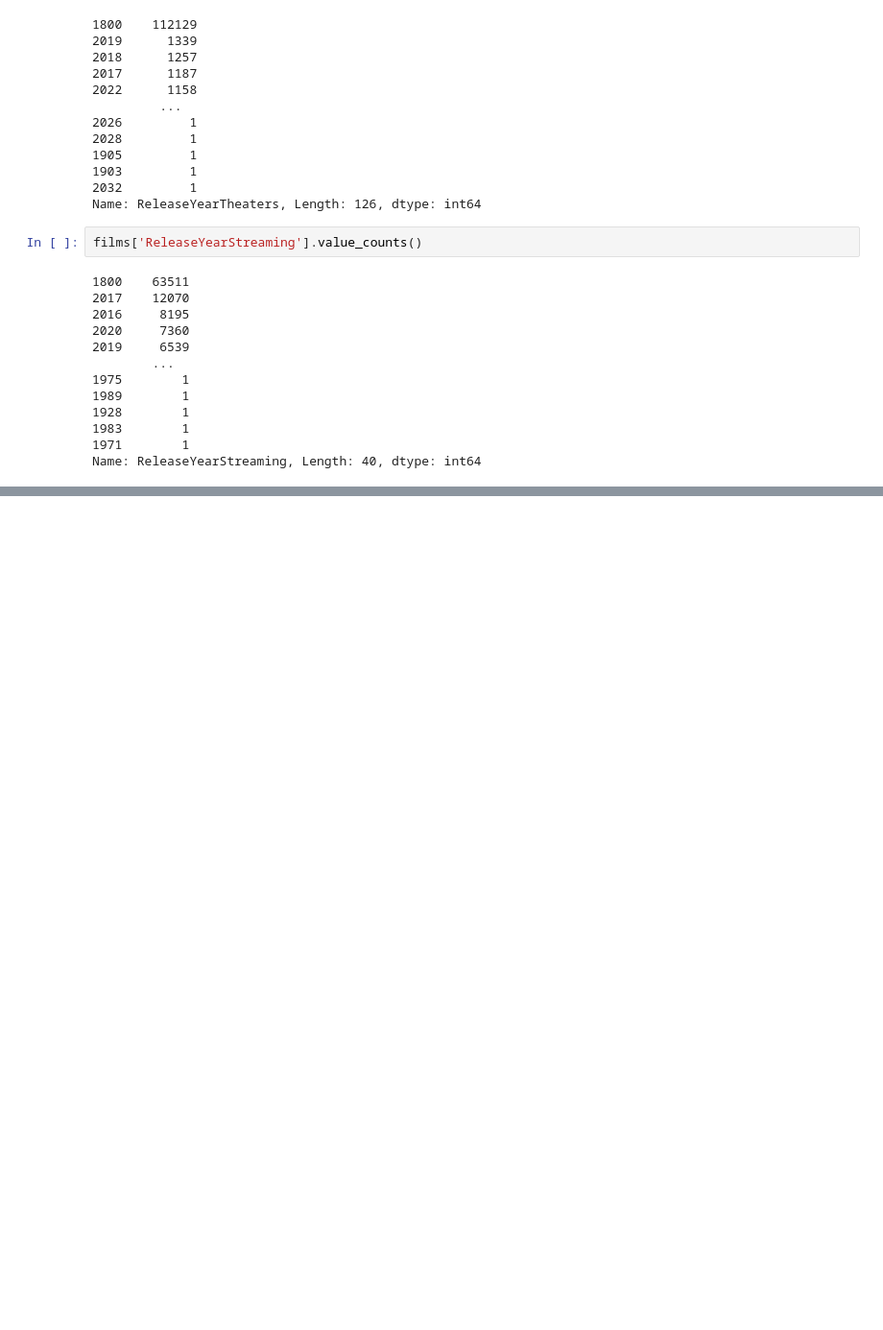
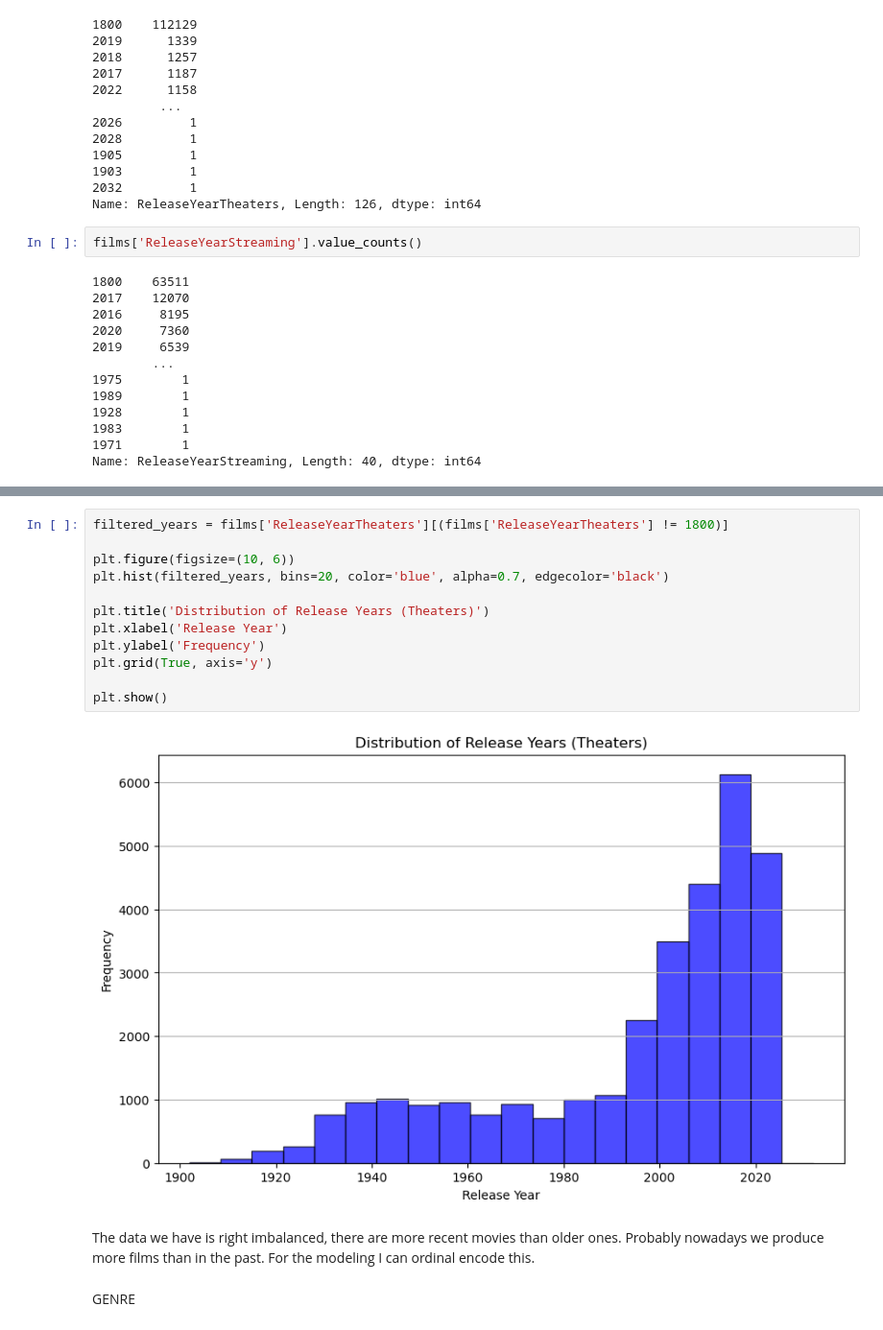
Before and after one commit to vadragna/rotten_tomatos_analysis, a Jupyter notebook: Analysis.ipynb, the cells around one changed output, grey strips where cells are left out. Shown at 96% size. Drawn from its saved outputs; the diff is of its cells as text; blank space fills up the shorter version.

Commit message:
continuing analysis genre treated

```diff
--- a/Analysis.ipynb
+++ b/Analysis.ipynb
@@ -408,0 +422,18 @@ Name: ReleaseYearStreaming, Length: 40, dtype: int64
+# %%
+filtered_years = films['ReleaseYearTheaters'][(films['ReleaseYearTheaters'] != 1800)]
+
+plt.figure(figsize=(10, 6))
+plt.hist(filtered_years, bins=20, color='blue', alpha=0.7, edgecolor='black')
+
+plt.title('Distribution of Release Years (Theaters)')
+plt.xlabel('Release Year')
+plt.ylabel('Frequency')
+plt.grid(True, axis='y')
+
+plt.show()
+# %% [output]
+[figure, added]
+# %% [markdown]
+The data we have is right imbalanced, there are more recent movies than older ones. Probably nowadays we produce more films than in the past. For the modeling I can ordinal encode this.
+# %% [markdown]
+GENRE
```
Also changed, not shown: parts of 24 cells of this notebook.
